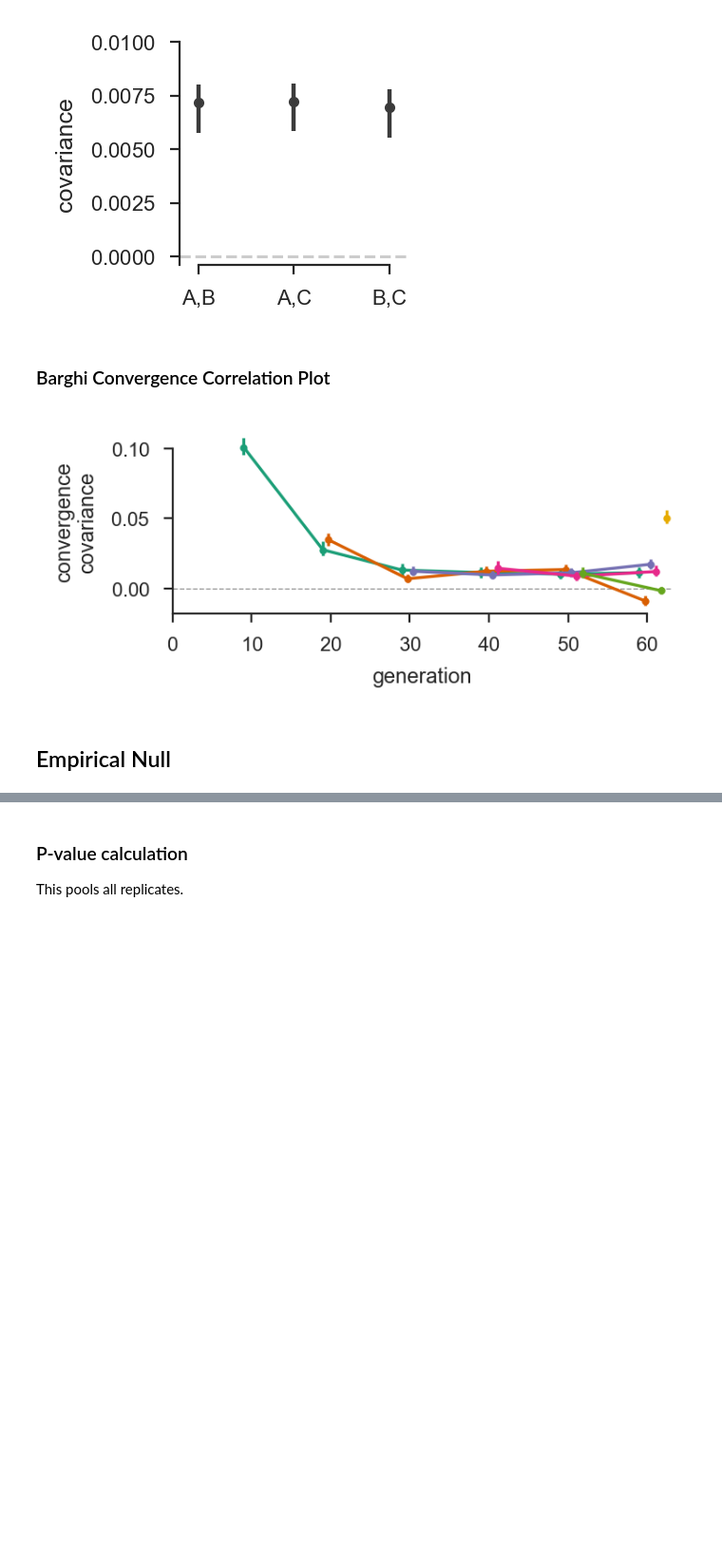
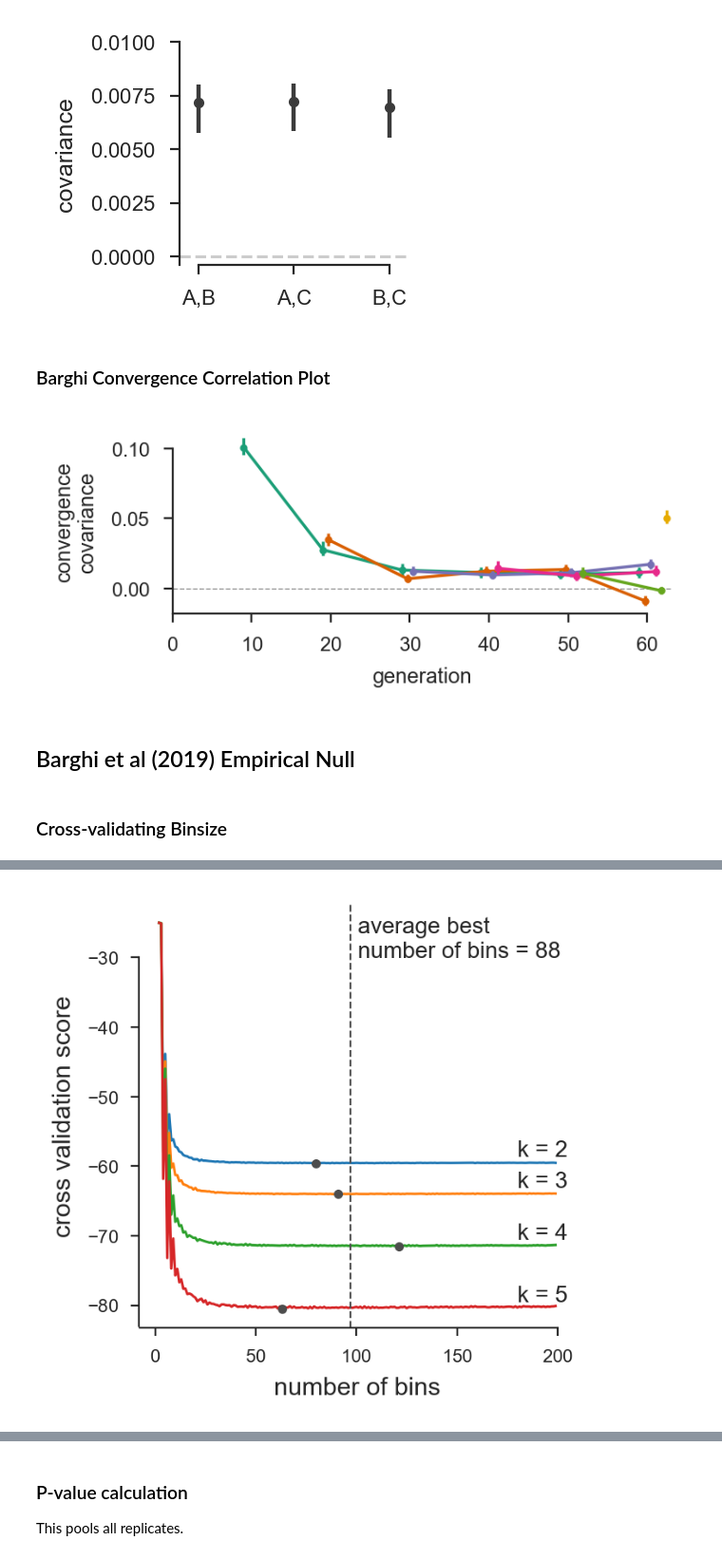
Before and after one commit to vsbuffalo/cvtk, a Jupyter notebook: notebooks/plots/plots.ipynb, the cells around one changed output, grey strips where cells are left out. Shown at 95% size. Drawn from its saved outputs; the diff is of its cells as text; code cells hidden in the pictures; blank space fills up the shorter version.

```diff
--- a/notebooks/plots/plots.ipynb
+++ b/notebooks/plots/plots.ipynb
@@ -328,8 +329,53 @@ fig.savefig("figure-2-corr.pdf", bbox_inches='tight')
 # %% [output]
 [figure]
 # %% [markdown]
-## Empirical Null
+## Barghi et al (2019) Empirical Null
 # %%
 barghi_emp_null_tile = np.load('../../data/barghi_et_al_2019/empnull_tile_1e5.npy')
 barghi_emp_null_seqid = np.load('../../data/barghi_et_al_2019/empnull_seqid_1e5.npy')
 barghi_tile_covs = np.load('../../data/barghi_et_al_2019/tile_temporal_covs_1e5.npy')
+# %% [markdown]
+### Cross-validating Binsize
+# %%
+nbins = np.arange(10, 200, 10)
+
+def histogram_risk(data, bins):
+    assert(data.ndim == 1)
+    densities, bins = np.histogram(data, bins, density=True)
+    phat = densities * np.diff(bins)
+    np.testing.assert_almost_equal(phat.sum(), 1)
+    n = data.shape[0]
+    h = np.diff(bins).mean()
+    return 2 / (h*n-h) - (n+1)/(h*n-h) * (phat**2).sum()
+
+def estimated_cv_risk(data, ns, xmin, xmax, progress=True):
+    risks = []
+    ns_range = tqdm_notebook(ns) if progress else ns
+    for n in ns_range:
+        bins = np.linspace(xmin, xmax, n)
+        risks.append(histogram_risk(data, bins))
+    return ns, np.array(risks)
+# %%
+all_risks, best_nbins = dict(), dict()
+fig, ax = plt.subplots(ncols=1, nrows=1, figsize=(ONECOL, ONECOL))
+
+for offset in np.arange(2, 6):
+    tile_covs = np.diagonal(barghi_tile_covs, offset, axis1=1, axis2=2).ravel()
+    nbins, risks = estimated_cv_risk(tile_covs, np.arange(2, 200, 1), -0.02, 0.02)
+    all_risks[offset] = nbins, risks
+    best_nbins[offset] = nbins[np.argmin(risks)]
+    ax.plot(nbins, risks)
+    best_risk = risks[np.argmin(risks)]
+    ax.plot(best_nbins[offset], best_risk, 'o', c='0.3', markersize=3)
+    ax.text(180, best_risk+1, f"k = {offset}")
+#ax.set_ylim(-60, -55)
+
+BEST_NBINS = np.floor(np.array(list(best_nbins.values())).mean())
+ax.axvline(best_nbin, c='0.3', linestyle='--', linewidth=0.8)
+ax.text(best_nbin*1.04, -30, f"average best \nnumber of bins = {int(BEST_NBINS)}")
+ax.spines['left'].set_bounds(-83, -30)
+ax.spines['bottom'].set_bounds(-7.5, 200)
+ax.set_ylabel('cross validation score')
+ax.set_xlabel('number of bins')
+fig.savefig("barghi-cross-validation-binsize.pdf", bbox_inches='tight')
+# %% [output]
@@ -336,3 +386,4 @@ barghi_tile_covs = np.load('../../data/barghi_et_al_2019/tile_temporal_covs_1e5.
+[figure, added]
 # %%
 plt.rc('text', usetex=False)
 
```
Also changed, not shown: parts of 33 cells of this notebook, 24 other files.
